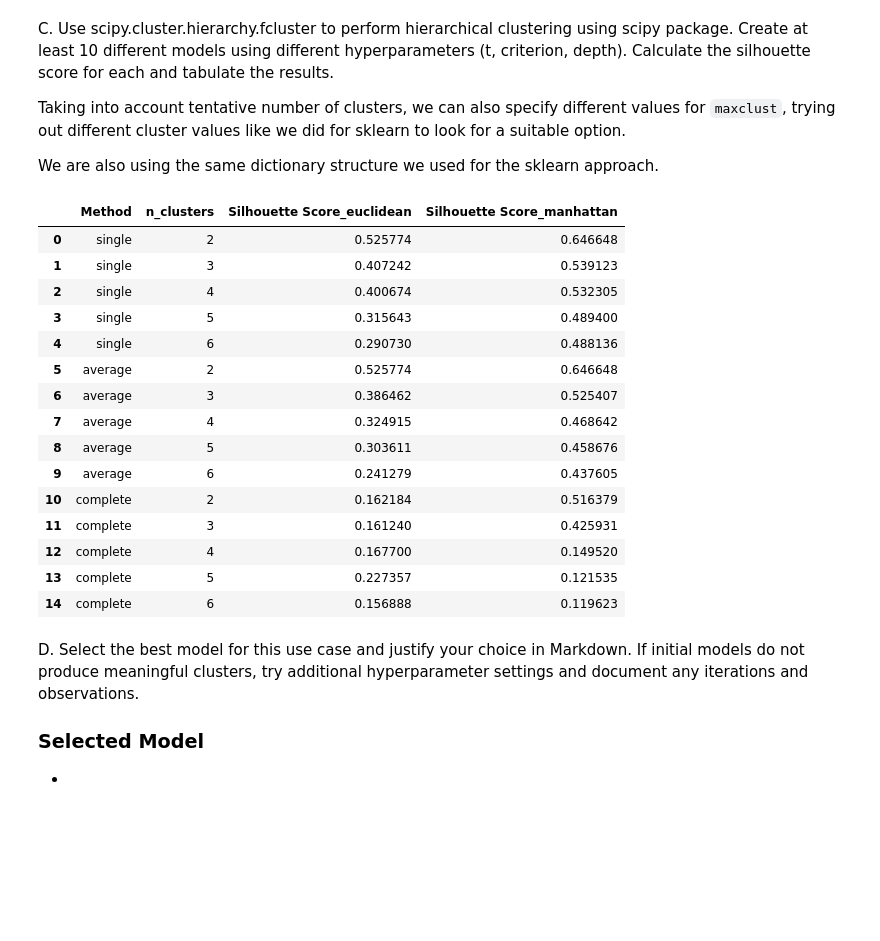
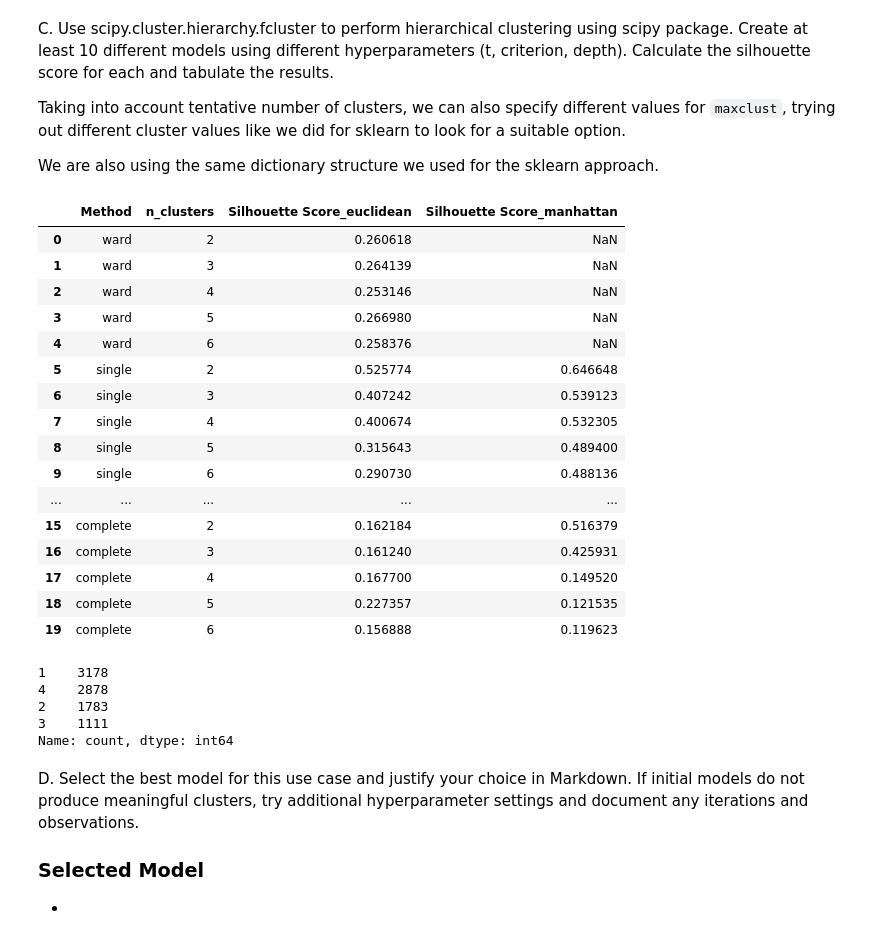
Before and after one commit to Hunteracademic/Unsupervised_assignment_1, a Jupyter notebook: Asg_02.ipynb, the cells around one changed output. Drawn from its saved outputs; the diff is of its cells as text; code cells hidden in the pictures; blank space fills up the shorter version.

Commit message:
Finished model tuning

```diff
--- a/Asg_02.ipynb
+++ b/Asg_02.ipynb
@@ -285,64 +287,74 @@ We are also using the same dictionary structure we used for the sklearn approach
 methods = ['ward', 'single', 'average', 'complete']
 # %%
 # Evaluate different clustering models using silhouette scores - Metric Euclidean
-models_euclidean = {}
+scipy_models_euclidean = {}
 for method in methods:
     for t in range(2, 7):
         model = fcluster(linkage(scaled_x, method=method, metric='euclidean'), t, criterion='maxclust')
         sil_score = silhouette_score(scaled_x, model, metric="euclidean")
-        models_euclidean[(method, t)] = (sil_score, model)
+        scipy_models_euclidean[(method, t)] = (sil_score, model)
 
 # Evaluate different clustering models using silhouette scores - Metric Manhattan
-models_manhattan = {}
+scipy_models_manhattan = {}
 for method in methods:
     for t in range(2, 7):
         if method == 'ward':
             continue  # Ward linkage is not defined for Manhattan distance
         model = fcluster(linkage(scaled_x, method=method, metric='cityblock'), t, criterion='maxclust')
         sil_score = silhouette_score(scaled_x, model, metric="manhattan")
-        models_manhattan[(method, t)] = (sil_score, model)
+        scipy_models_manhattan[(method, t)] = (sil_score, model)
 # %%
 # Removing cluster labels from the dictionary for DataFrame creation
-restructured_scipy_models_euclidean = {k: v[0] for k, v in models_euclidean.items()}
+restructured_scipy_models_euclidean = {k: v[0] for k, v in scipy_models_euclidean.items()}
 # Creating DataFrame for Euclidean results
 scipy_dfs_models_euclidean = pd.DataFrame.from_dict(restructured_scipy_models_euclidean, orient='index', columns=['Silhouette Score'])
 scipy_dfs_models_euclidean.index = pd.MultiIndex.from_tuples(scipy_dfs_models_euclidean.index, names=['Method', 'n_clusters'])
 scipy_dfs_models_euclidean.reset_index(inplace=True)
 scipy_dfs_models_euclidean.pivot(index='n_clusters', columns='Method', values='Silhouette Score')
 
 # Creaeting DataFrame for Manhattan results
-restructured_scipy_models_manhattan = {k: v[0] for k, v in models_manhattan.items()}
+restructured_scipy_models_manhattan = {k: v[0] for k, v in scipy_models_manhattan.items()}
 scipy_dfs_models_manhattan = pd.DataFrame.from_dict(restructured_scipy_models_manhattan, orient='index', columns=['Silhouette Score'])
 scipy_dfs_models_manhattan.index = pd.MultiIndex.from_tuples(scipy_dfs_models_manhattan.index, names=['Method', 'n_clusters'])
 scipy_dfs_models_manhattan.reset_index(inplace=True)
 scipy_dfs_models_manhattan.pivot(index='n_clusters', columns='Method', values='Silhouette Score')
 
 # Joining both DataFrames for comparison
 scipy_dfs_combined = scipy_dfs_models_euclidean.merge(
     scipy_dfs_models_manhattan,
+    how='left',
     on=['Method', 'n_clusters'],
     suffixes=('_euclidean', '_manhattan')
 )
 scipy_dfs_combined.pivot(index='n_clusters', columns='Method', values=['Silhouette Score_euclidean', 'Silhouette Score_manhattan'])
 #scipy_dfs_combined[(scipy_dfs_combined['n_clusters'] == 5) | (scipy_dfs_combined['n_clusters'] == 3) | (scipy_dfs_combined['n_clusters'] == 4)].sort_values(by='Silhouette Score_euclidean', ascending=False)
 scipy_dfs_combined
 # %% [output]
 |  | Method | n_clusters | Silhouette Score_euclidean | Silhouette Score_manhattan |
-| 0 | single | 2 | 0.525774 | 0.646648 |
-| 1 | single | 3 | 0.407242 | 0.539123 |
-| 2 | single | 4 | 0.400674 | 0.532305 |
-| 3 | single | 5 | 0.315643 | 0.489400 |
-| 4 | single | 6 | 0.290730 | 0.488136 |
-| 5 | average | 2 | 0.525774 | 0.646648 |
-| 6 | average | 3 | 0.386462 | 0.525407 |
-| 7 | average | 4 | 0.324915 | 0.468642 |
-| 8 | average | 5 | 0.303611 | 0.458676 |
-| 9 | average | 6 | 0.241279 | 0.437605 |
-| 10 | complete | 2 | 0.162184 | 0.516379 |
-| 11 | complete | 3 | 0.161240 | 0.425931 |
-| 12 | complete | 4 | 0.167700 | 0.149520 |
-| 13 | complete | 5 | 0.227357 | 0.121535 |
-| 14 | complete | 6 | 0.156888 | 0.119623 |
+| 0 | ward | 2 | 0.260618 | NaN |
+| 1 | ward | 3 | 0.264139 | NaN |
+| 2 | ward | 4 | 0.253146 | NaN |
+| 3 | ward | 5 | 0.266980 | NaN |
+| 4 | ward | 6 | 0.258376 | NaN |
+| 5 | single | 2 | 0.525774 | 0.646648 |
+| 6 | single | 3 | 0.407242 | 0.539123 |
+| 7 | single | 4 | 0.400674 | 0.532305 |
+| 8 | single | 5 | 0.315643 | 0.489400 |
+| 9 | single | 6 | 0.290730 | 0.488136 |
+| ... | ... | ... | ... | ... |
+| 15 | complete | 2 | 0.162184 | 0.516379 |
+| 16 | complete | 3 | 0.161240 | 0.425931 |
+| 17 | complete | 4 | 0.167700 | 0.149520 |
+| 18 | complete | 5 | 0.227357 | 0.121535 |
+| 19 | complete | 6 | 0.156888 | 0.119623 |
+# %%
+pd.Series(scipy_models_euclidean[( 'ward', 4)][1]).value_counts()
+# %% [output]
+1    3178
+4    2878
+2    1783
+3    1111
+Name: count, dtype: int64
 # %% [markdown]
 D. Select the best model for this use case and justify your choice in Markdown. If initial models do not produce meaningful clusters, try additional hyperparameter settings and document any iterations and observations.
 
```
Also changed, not shown: parts of 4 cells of this notebook.
